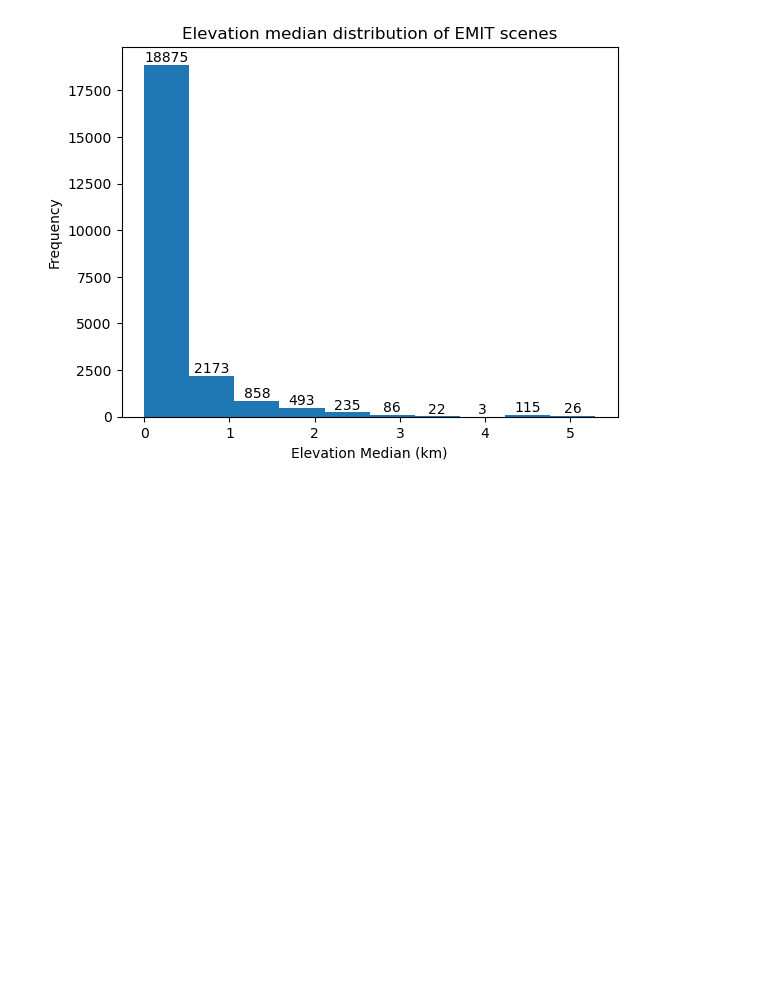
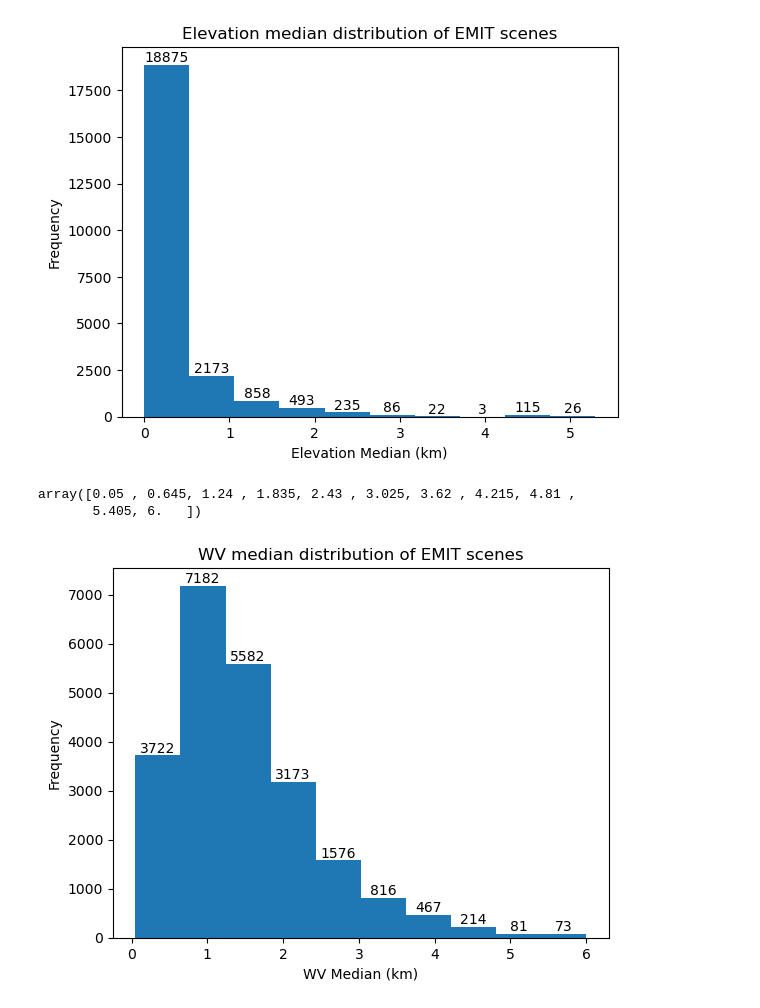
Before and after one commit to varunpatro1/EMIT_scene_analysis, a Jupyter notebook: investigate_lhs/corr_cov.ipynb, the cells around one changed output. Drawn from its saved outputs; the diff is of its cells as text; code cells hidden in the pictures; blank space fills up the shorter version.

```diff
--- a/investigate_lhs/corr_cov.ipynb
+++ b/investigate_lhs/corr_cov.ipynb
@@ -97,3 +98,14 @@ edges
 array([0.   , 0.529, 1.058, 1.587, 2.116, 2.645, 3.174, 3.703, 4.232,
        4.761, 5.29 ])
 [figure]
+# %%
+counts, edges, bars = plt.hist(df['wv med'])
+plt.title('WV median distribution of EMIT scenes')
+plt.xlabel('WV Median (km)')
+plt.ylabel('Frequency')
+plt.bar_label(bars)
+edges
+# %% [output]
+array([0.05 , 0.645, 1.24 , 1.835, 2.43 , 3.025, 3.62 , 4.215, 4.81 ,
+       5.405, 6.   ])
+[figure, added]
```
Also changed, not shown: parts of 1 cell of this notebook, 5 other files.
